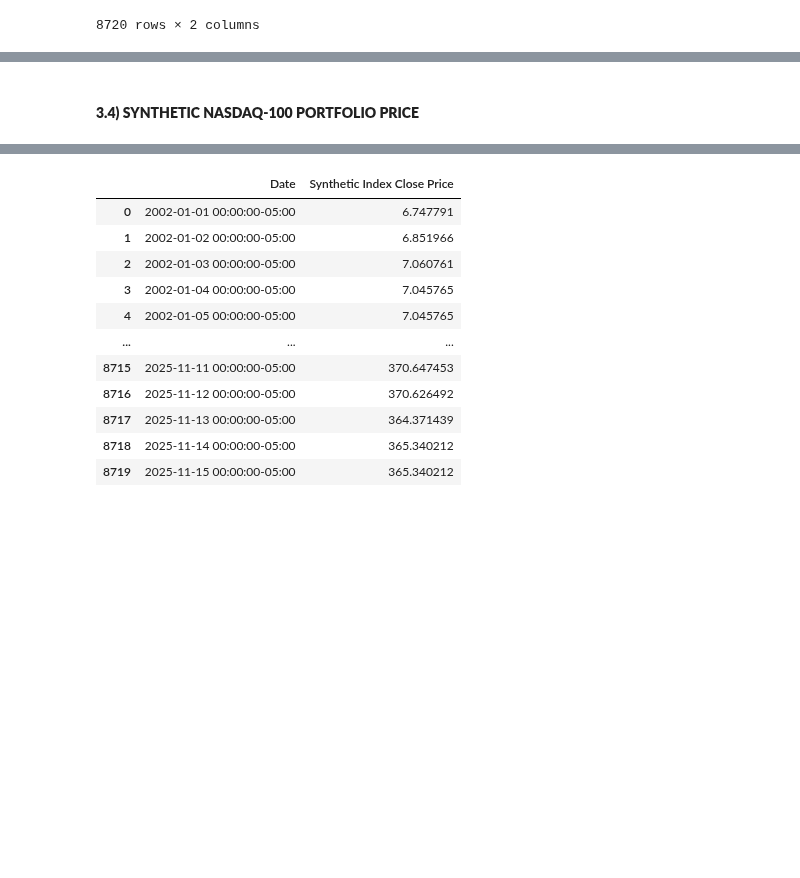
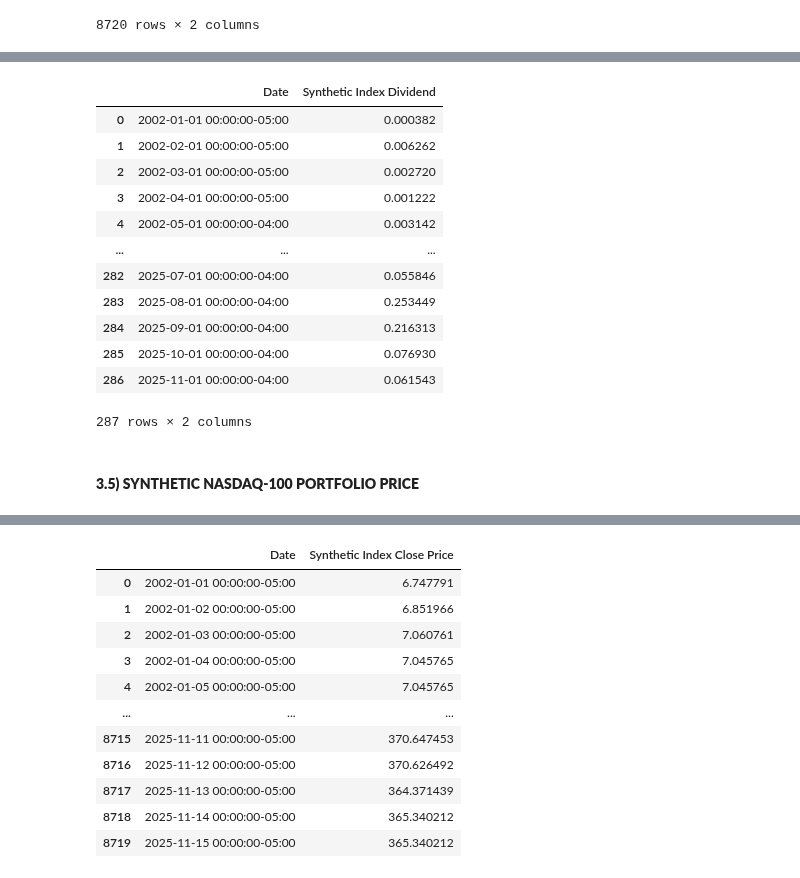
Before and after one commit to EliaLand/Martingale_FVM_AssetPricing, a Jupyter notebook: data_extraction/main.ipynb, the cells around one changed output, grey strips where cells are left out. Cells and saved outputs as stored; diff of their text form; code cells hidden in the pictures; blank space fills up the shorter version.

```diff
--- a/data_extraction/main.ipynb
+++ b/data_extraction/main.ipynb
@@ -402,5 +438,40 @@ synthetic_div_df
+# %%
+# Synthetic NASDAQ-100 index dividends (monthly, USD, 2002-01-01, 2025-11-15)
+df = synthetic_div_df.copy()
+
+# Aggregation (dimension from daily to weekly)
+# (!!!) Again different cuz we need the calendar month and not every 30 days
+# (!!!) Watch out! we need to consider the sum of each dividend payout within the considered week
+df["Date"] = pd.to_datetime(df["Date"])
+df = df.sort_values("Date")
+
+df = (
+    df.groupby(pd.Grouper(key="Date", freq="M"))
+      .agg({
+          "Date": "first",
+          **{col: "sum" for col in df.select_dtypes("number").columns}
+      })
+      .reset_index(drop=True)
+)
+# Uploading in aggregate_df
+df.to_csv("raw_df/synthetic_div_monthly_df.csv", index=False)
+df
+# %% [output]
+|  | Date | Synthetic Index Dividend |
+| 0 | 2002-01-01 00:00:00-05:00 | 0.000382 |
+| 1 | 2002-02-01 00:00:00-05:00 | 0.006262 |
+| 2 | 2002-03-01 00:00:00-05:00 | 0.002720 |
+| 3 | 2002-04-01 00:00:00-05:00 | 0.001222 |
+| 4 | 2002-05-01 00:00:00-04:00 | 0.003142 |
+| ... | ... | ... |
+| 282 | 2025-07-01 00:00:00-04:00 | 0.055846 |
+| 283 | 2025-08-01 00:00:00-04:00 | 0.253449 |
+| 284 | 2025-09-01 00:00:00-04:00 | 0.216313 |
+| 285 | 2025-10-01 00:00:00-04:00 | 0.076930 |
+| 286 | 2025-11-01 00:00:00-04:00 | 0.061543 |
+287 rows × 2 columns
 # %% [markdown]
-#### **3.4) SYNTHETIC NASDAQ-100 PORTFOLIO PRICE**
+#### **3.5) SYNTHETIC NASDAQ-100 PORTFOLIO PRICE**
 # %%
 # Local Nasdaq-100 constituents stock price (daily, USD, 2002-01-01, 2025-11-15)
 
```
Also changed, not shown: parts of 5 cells of this notebook, 4 other files.
